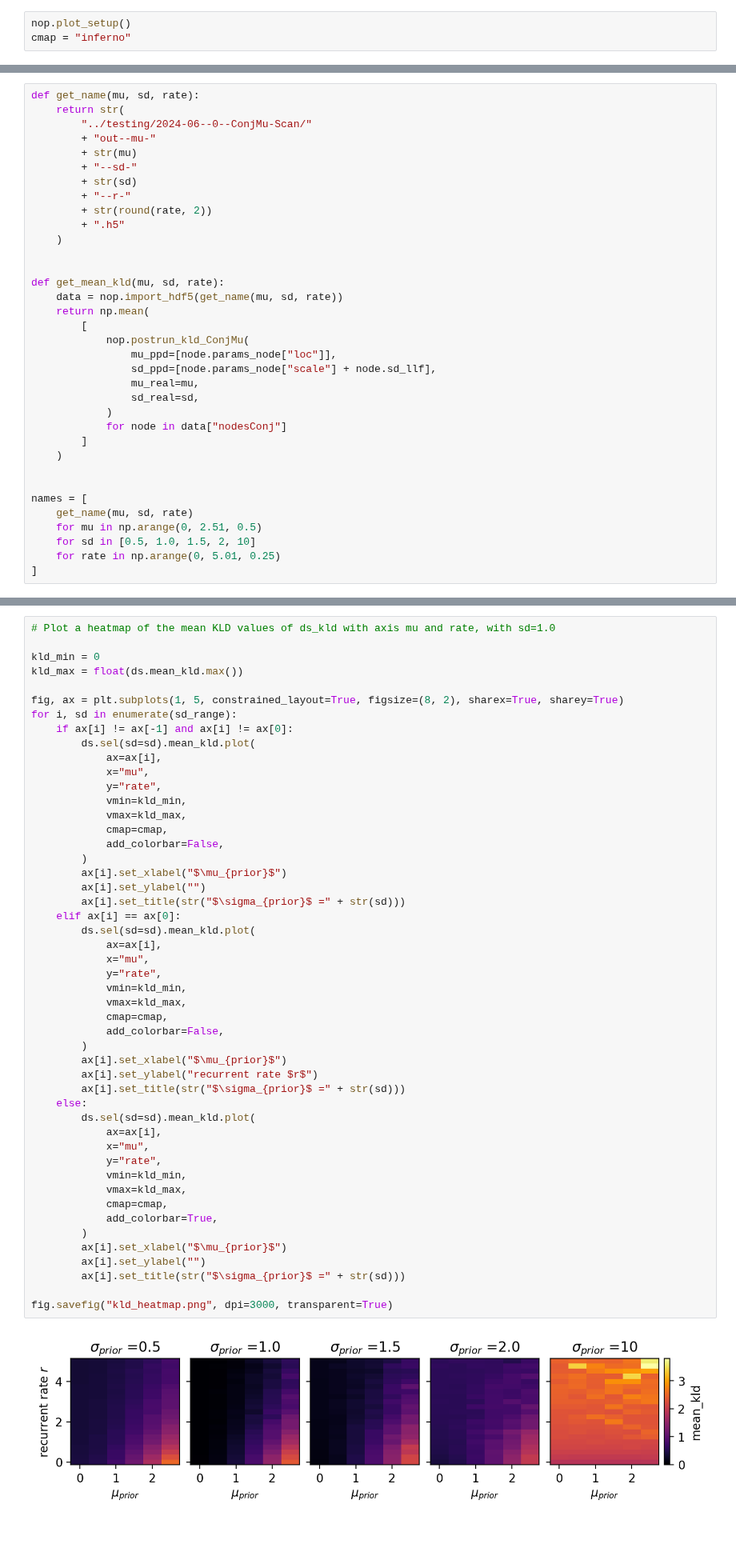
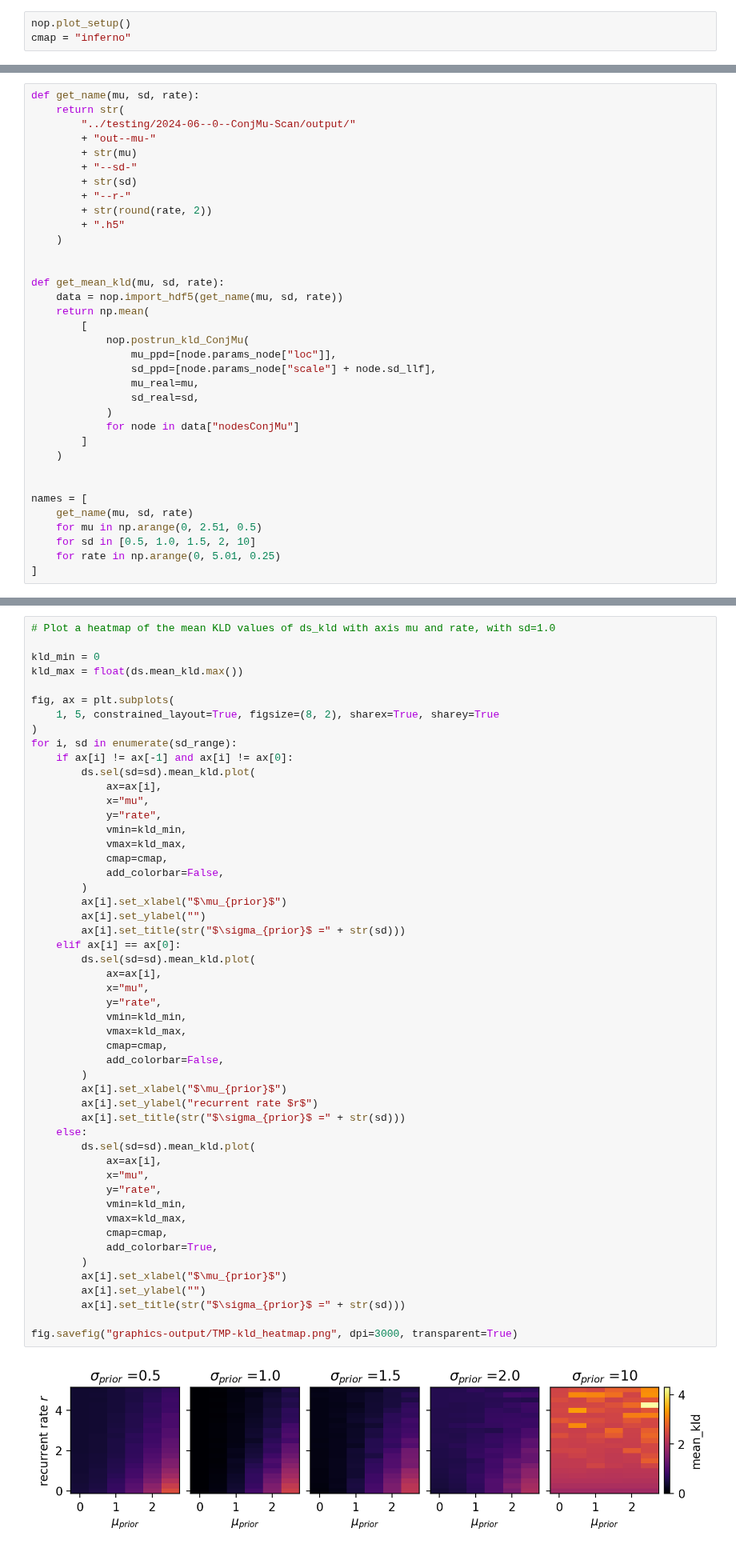
Before and after one commit to Priesemann-Group/neuro_op, a Jupyter notebook: notebooks/Analysis-KLD.ipynb, the cells around one changed output, grey strips where cells are left out. Shown at 80% size. Drawn from its saved outputs; the diff is of its cells as text.

Commit message:
Copied (adapted) data (data structure); noticed & fixed hdf5 import errors due to class renaming

```diff
--- a/notebooks/Analysis-KLD.ipynb
+++ b/notebooks/Analysis-KLD.ipynb
@@ -23,7 +24,7 @@ List of wished plots (tentatively):
 # %%
 def get_name(mu, sd, rate):
     return str(
-        "../testing/2024-06--0--ConjMu-Scan/"
+        "../testing/2024-06--0--ConjMu-Scan/output/"
         + "out--mu-"
         + str(mu)
         + "--sd-"
@@ -44,7 +45,7 @@ def get_mean_kld(mu, sd, rate):
                 mu_real=mu,
                 sd_real=sd,
             )
-            for node in data["nodesConj"]
+            for node in data["nodesConjMu"]
         ]
     )
 
@@ -80,7 +81,9 @@ ds = xr.Dataset(
 kld_min = 0
 kld_max = float(ds.mean_kld.max())
 
-fig, ax = plt.subplots(1, 5, constrained_layout=True, figsize=(8, 2), sharex=True, sharey=True)
+fig, ax = plt.subplots(
+    1, 5, constrained_layout=True, figsize=(8, 2), sharex=True, sharey=True
+)
 for i, sd in enumerate(sd_range):
     if ax[i] != ax[-1] and ax[i] != ax[0]:
         ds.sel(sd=sd).mean_kld.plot(
@@ -96,32 +99,32 @@ for i, sd in enumerate(sd_range):
         ax[i].set_ylabel("")
         ax[i].set_title(str("$\sigma_{prior}$ =" + str(sd)))
     elif ax[i] == ax[0]:
         ds.sel(sd=sd).mean_kld.plot(
             ax=ax[i],
             x="mu",
             y="rate",
             vmin=kld_min,
             vmax=kld_max,
             cmap=cmap,
             add_colorbar=False,
         )
         ax[i].set_xlabel("$\mu_{prior}$")
         ax[i].set_ylabel("recurrent rate $r$")
         ax[i].set_title(str("$\sigma_{prior}$ =" + str(sd)))
     else:
         ds.sel(sd=sd).mean_kld.plot(
             ax=ax[i],
             x="mu",
             y="rate",
             vmin=kld_min,
             vmax=kld_max,
             cmap=cmap,
             add_colorbar=True,
         )
         ax[i].set_xlabel("$\mu_{prior}$")
         ax[i].set_ylabel("")
         ax[i].set_title(str("$\sigma_{prior}$ =" + str(sd)))
 
-fig.savefig("kld_heatmap.png", dpi=3000, transparent=True)
+fig.savefig("graphics-output/TMP-kld_heatmap.png", dpi=3000, transparent=True)
 # %% [output]
-[figure, old version]
+[figure, new version]
```
Also changed, not shown: parts of 1 cell of this notebook, 16 other files.
